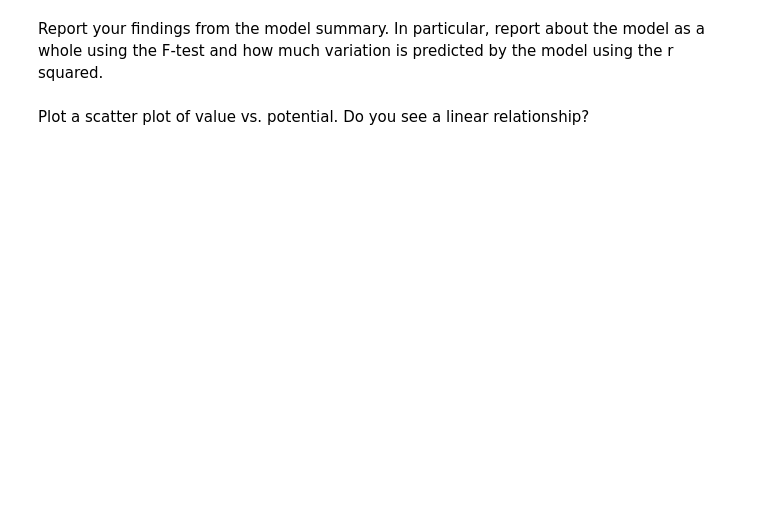
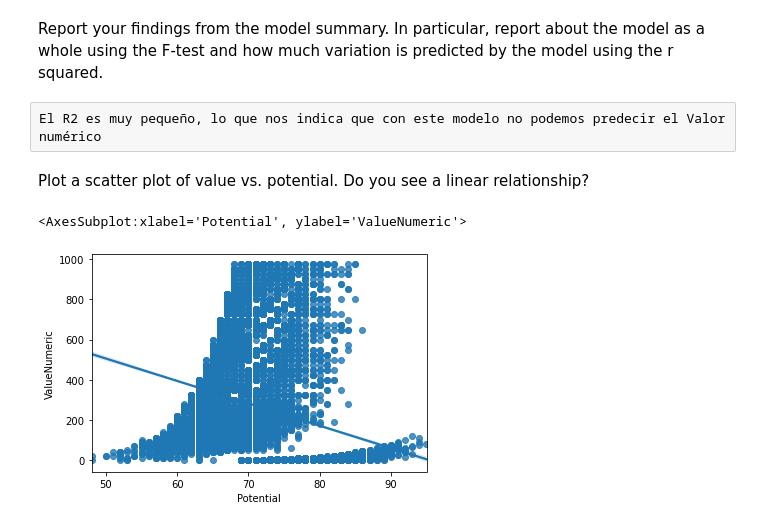
Before and after one commit to ta-datapt-bcn/lab-correlation-tests-with-scipy, a Jupyter notebook: your-code/main.ipynb, the cells around one changed output. Drawn from its saved outputs; the diff is of its cells as text; code cells hidden in the pictures; blank space fills up the shorter version.

```diff
--- a/your-code/main.ipynb
+++ b/your-code/main.ipynb
@@ -24,0 +29,2 @@ Player's values are expressed in millions of euros. We would like this column to
+# %%
+fifa["ValueNumeric"] = pd.to_numeric(fifa["Value"].str.replace("[^0-9.]",""))
@@ -32,0 +92,2 @@ Hint: For columns that have a space in their name, it is best to refer to the co
+# %%
+fifa.rename(columns={"Preferred Foot": "Preferred_Foot"}, inplace = True)
@@ -50,0 +133,2 @@ We'll start by ensuring there are no missing values. Examine all variables for a
+# %%
+fifa.dropna(inplace = True)
@@ -69,2 +244,4 @@ Report your findings from the model summary. In particular, report about the mod
+# %% [raw]
+El R2 es muy pequeño, lo que nos indica que con este modelo no podemos predecir el Valor numérico
 # %% [markdown]
 Plot a scatter plot of value vs. potential. Do you see a linear relationship?
@@ -72,0 +248,5 @@ Plot a scatter plot of value vs. potential. Do you see a linear relationship?
+# %%
+sns.regplot(data = fifa, x = "Potential", y = "ValueNumeric") #I don't see a linear relationship
+# %% [output]
+<AxesSubplot:xlabel='Potential', ylabel='ValueNumeric'>
+[figure, added]
```
Also changed, not shown: parts of 36 cells of this notebook, 1 other file.
